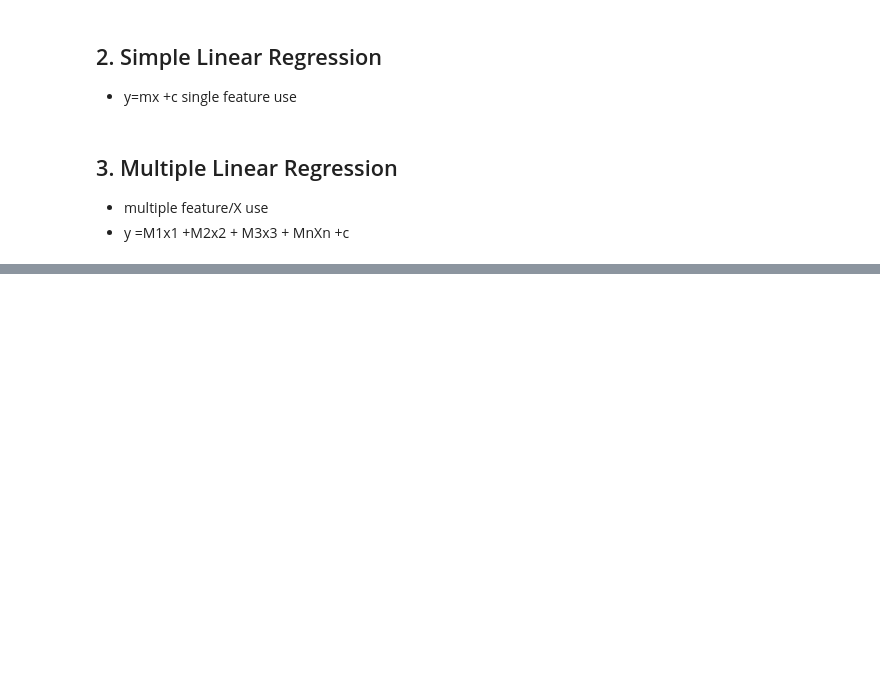
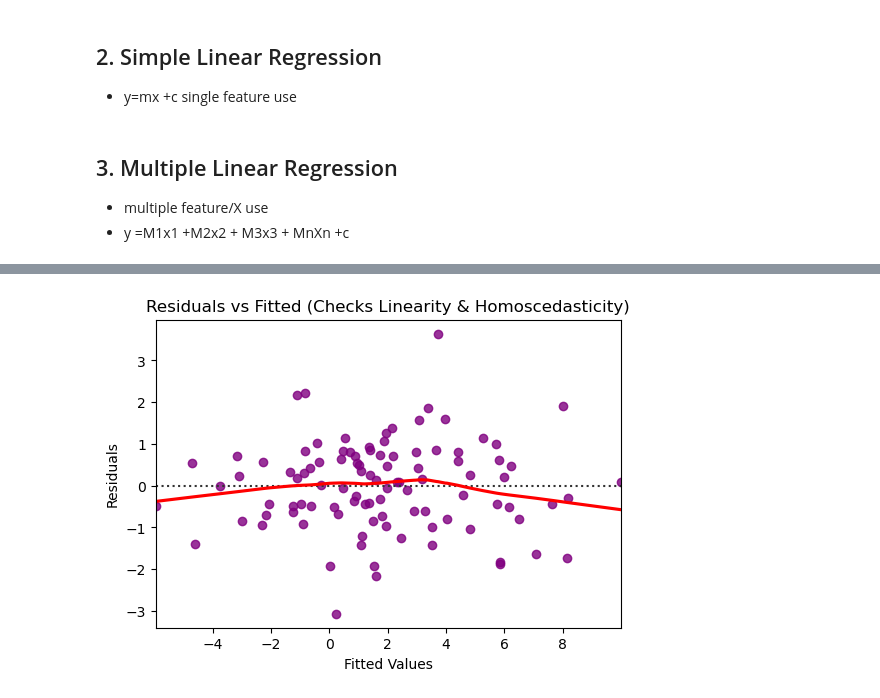
Before and after one commit to shahil04/ds_materials, a Jupyter notebook: 8.0_Machine Learning/class/Module 2.21 – house_price_SLR_MLR.ipynb, the cells around one changed output, grey strips where cells are left out. Cells and saved outputs as stored; diff of their text form; code cells hidden in the pictures; blank space fills up the shorter version.

```diff
--- a/8.0_Machine Learning/class/Module 2.21 – house_price_SLR_MLR.ipynb
+++ b/8.0_Machine Learning/class/Module 2.21 – house_price_SLR_MLR.ipynb
@@ -675,0 +649,39 @@ single feature use
+# %%
+import numpy as np
+import pandas as pd
+import statsmodels.api as sm
+import matplotlib.pyplot as plt
+import seaborn as sns
+from scipy import stats
+from statsmodels.stats.outliers_influence import variance_inflation_factor
+from statsmodels.stats.stattools import durbin_watson
+
+# Generate mock data
+np.random.seed(42)
+X1 = np.random.randn(100)
+X2 = np.random.randn(100)
+# True relationship: Y = 2 + 3*X1 + 1.5*X2 + error
+errors = np.random.normal(0, 1, 100)
+Y = 2 + 3*X1 + 1.5*X2 + errors
+
+# Format for statsmodels
+df = pd.DataFrame({'X1': X1, 'X2': X2, 'Y': Y})
+X = sm.add_constant(df[['X1', 'X2']])
+model = sm.OLS(df['Y'], X).fit()
+
+# Extract residuals and predicted values for tests
+residuals = model.resid
+fitted_values = model.fittedvalues
+# %%
+# 1. Linearity & 2. Homoscedasticity (Residual Plot)
+# Plotting the Residuals vs. Fitted Values tests both assumptions at once.
+# • Linearity passes if the red line is flat around 0.
+# • Homoscedasticity passes if the points form a random, uniform band without shaping like a cone.
+plt.figure(figsize=(6, 4))
+sns.residplot(x=fitted_values, y=residuals, lowess=True, color="purple", line_kws={'color': 'red'})
+plt.xlabel('Fitted Values')
+plt.ylabel('Residuals')
+plt.title('Residuals vs Fitted (Checks Linearity & Homoscedasticity)')
+plt.show()
+# %% [output]
+[figure, added]
```
Also changed, not shown: parts of 49 cells of this notebook, 9 other files.
